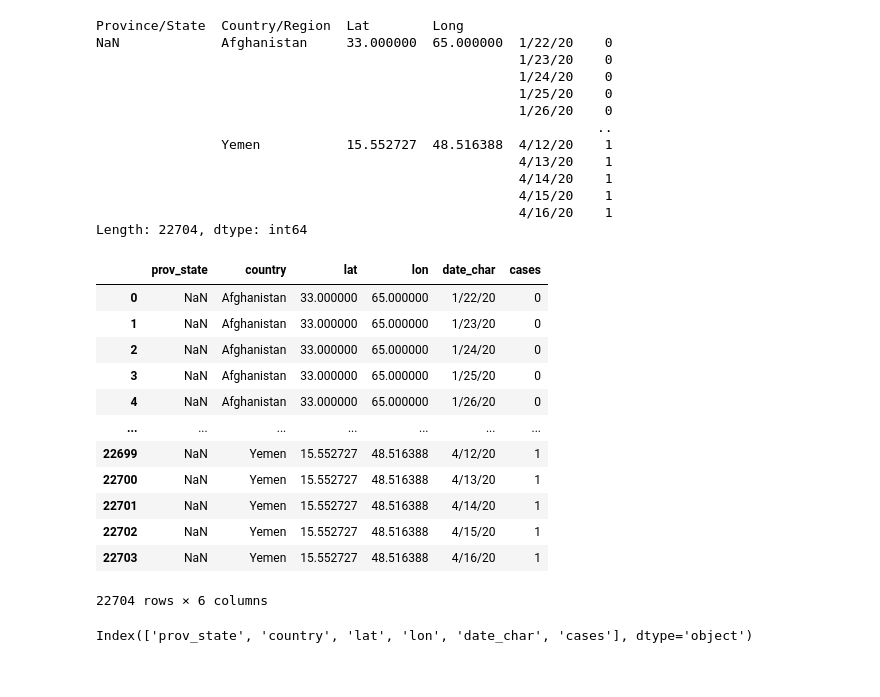
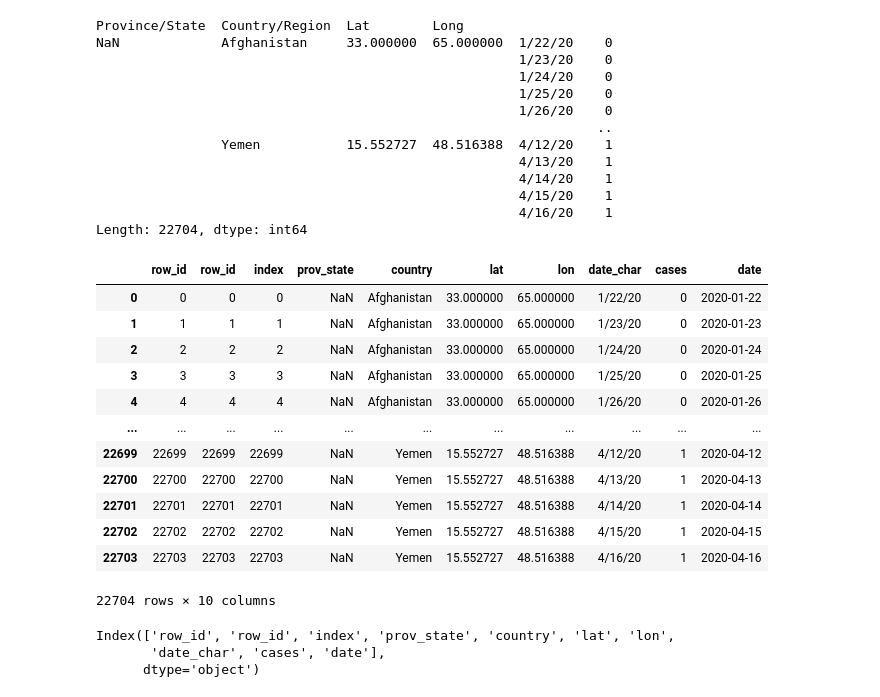
Before and after one commit to mortie23/covid-19-analysis, a Jupyter notebook: python/notebook.ipynb, the cells around one changed output. Cells and saved outputs as stored; diff of their text form; code cells hidden in the pictures.

```diff
--- a/python/notebook.ipynb
+++ b/python/notebook.ipynb
@@ -42,25 +42,30 @@ Length: 22704, dtype: int64
 # %%
 
 # Reset the index to repeat the index values
 tsdata_stack = tsdata_stack.reset_index()
+# The stack and reset_index create column names that need changing
 tsdata_stack.rename(columns={'level_0':'row_id','Province/State':'prov_state','Country/Region':'country','Lat':'lat','Long':'lon','level_4':'date_char',0:"cases"}, inplace=True)
+# Convert the date character field to a pandas date
+tsdata_stack['date'] = pd.to_datetime(tsdata_stack['date_char'])
+tsdata_stack
+# %% [output]
+|  | row_id | row_id | index | prov_state | country | lat | lon | date_char | cases | date |
+| 0 | 0 | 0 | 0 | NaN | Afghanistan | 33.000000 | 65.000000 | 1/22/20 | 0 | 2020-01-22 |
+| 1 | 1 | 1 | 1 | NaN | Afghanistan | 33.000000 | 65.000000 | 1/23/20 | 0 | 2020-01-23 |
+| 2 | 2 | 2 | 2 | NaN | Afghanistan | 33.000000 | 65.000000 | 1/24/20 | 0 | 2020-01-24 |
+| 3 | 3 | 3 | 3 | NaN | Afghanistan | 33.000000 | 65.000000 | 1/25/20 | 0 | 2020-01-25 |
+| 4 | 4 | 4 | 4 | NaN | Afghanistan | 33.000000 | 65.000000 | 1/26/20 | 0 | 2020-01-26 |
+| ... | ... | ... | ... | ... | ... | ... | ... | ... | ... | ... |
+| 22699 | 22699 | 22699 | 22699 | NaN | Yemen | 15.552727 | 48.516388 | 4/12/20 | 1 | 2020-04-12 |
+| 22700 | 22700 | 22700 | 22700 | NaN | Yemen | 15.552727 | 48.516388 | 4/13/20 | 1 | 2020-04-13 |
+| 22701 | 22701 | 22701 | 22701 | NaN | Yemen | 15.552727 | 48.516388 | 4/14/20 | 1 | 2020-04-14 |
+| 22702 | 22702 | 22702 | 22702 | NaN | Yemen | 15.552727 | 48.516388 | 4/15/20 | 1 | 2020-04-15 |
+| 22703 | 22703 | 22703 | 22703 | NaN | Yemen | 15.552727 | 48.516388 | 4/16/20 | 1 | 2020-04-16 |
+22704 rows × 10 columns
-# %%
-tsdata_stack
-# %% [output]
-|  | prov_state | country | lat | lon | date_char | cases |
-| 0 | NaN | Afghanistan | 33.000000 | 65.000000 | 1/22/20 | 0 |
-| 1 | NaN | Afghanistan | 33.000000 | 65.000000 | 1/23/20 | 0 |
-| 2 | NaN | Afghanistan | 33.000000 | 65.000000 | 1/24/20 | 0 |
-| 3 | NaN | Afghanistan | 33.000000 | 65.000000 | 1/25/20 | 0 |
-| 4 | NaN | Afghanistan | 33.000000 | 65.000000 | 1/26/20 | 0 |
-| ... | ... | ... | ... | ... | ... | ... |
-| 22699 | NaN | Yemen | 15.552727 | 48.516388 | 4/12/20 | 1 |
-| 22700 | NaN | Yemen | 15.552727 | 48.516388 | 4/13/20 | 1 |
-| 22701 | NaN | Yemen | 15.552727 | 48.516388 | 4/14/20 | 1 |
-| 22702 | NaN | Yemen | 15.552727 | 48.516388 | 4/15/20 | 1 |
-| 22703 | NaN | Yemen | 15.552727 | 48.516388 | 4/16/20 | 1 |
-22704 rows × 6 columns
-# %%
-tsdata_stack.columns
-# %% [output]
-Index(['prov_state', 'country', 'lat', 'lon', 'date_char', 'cases'], dtype='object')
+# %%
+# Check of column names
+tsdata_stack.columns
+# %% [output]
+Index(['row_id', 'row_id', 'index', 'prov_state', 'country', 'lat', 'lon',
+       'date_char', 'cases', 'date'],
+      dtype='object')
```
Also changed, not shown: parts of 2 cells of this notebook.
